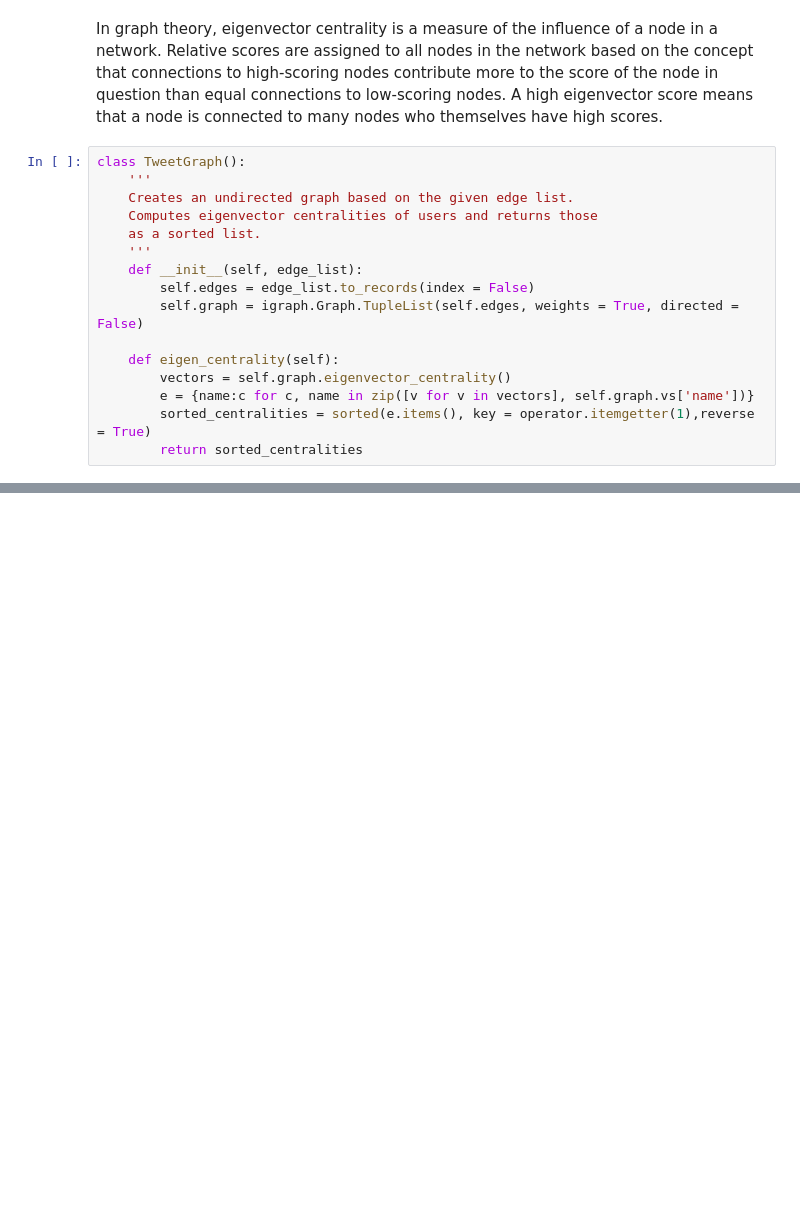
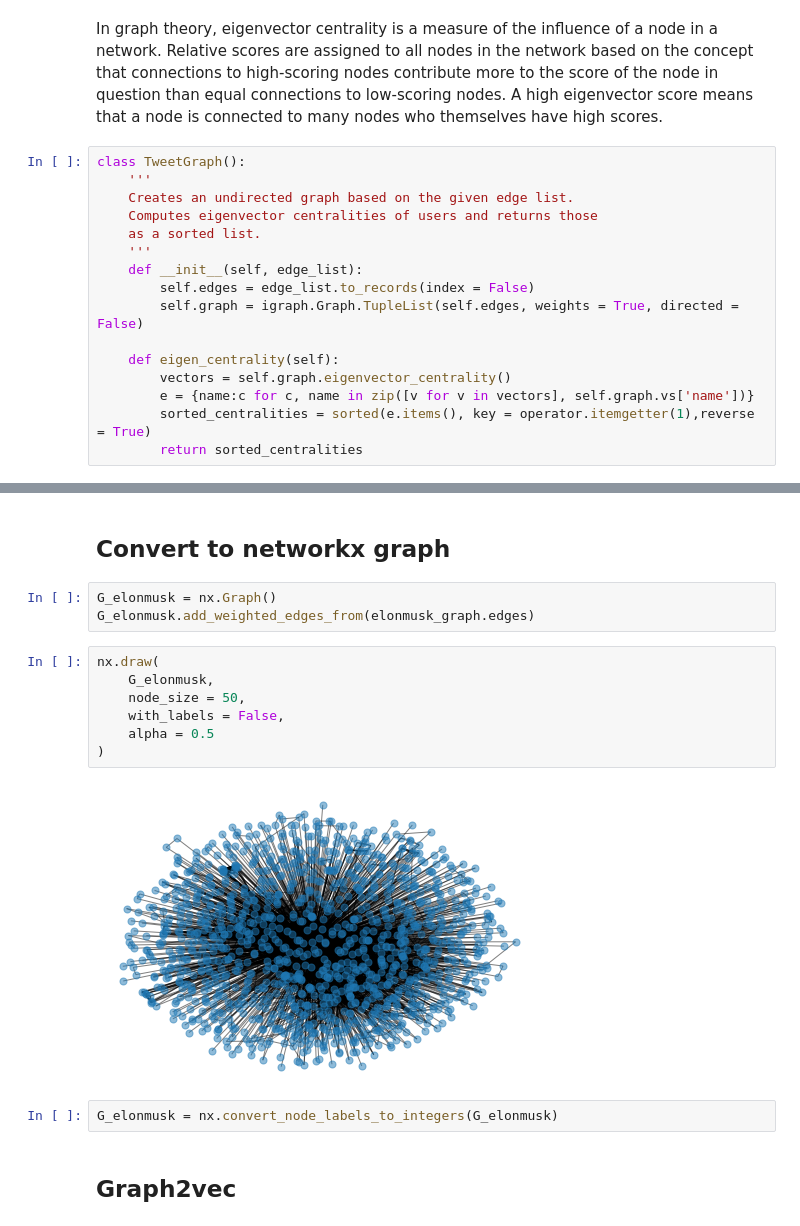
Before and after one commit to Anntey/experiments-graph-embeddings, a Jupyter notebook: twitter_embeddings.ipynb, the cells around one changed output, grey strips where cells are left out. Saved outputs shown, nothing was run; the diff lists cells and outputs as text; blank space fills up the shorter version.

```diff
--- a/twitter_embeddings.ipynb
+++ b/twitter_embeddings.ipynb
@@ -207,0 +210,18 @@ elonmusk_graph.eigen_centrality()[:20]
+# %% [markdown]
+## Convert to networkx graph
+# %%
+G_elonmusk = nx.Graph()
+G_elonmusk.add_weighted_edges_from(elonmusk_graph.edges)
+# %%
+nx.draw(
+    G_elonmusk,
+    node_size = 50,
+    with_labels = False,
+    alpha = 0.5
+)
+# %% [output]
+[figure, added]
+# %%
+G_elonmusk = nx.convert_node_labels_to_integers(G_elonmusk)
+# %% [markdown]
+## Graph2vec
```
Also changed, not shown: parts of 8 cells of this notebook.
